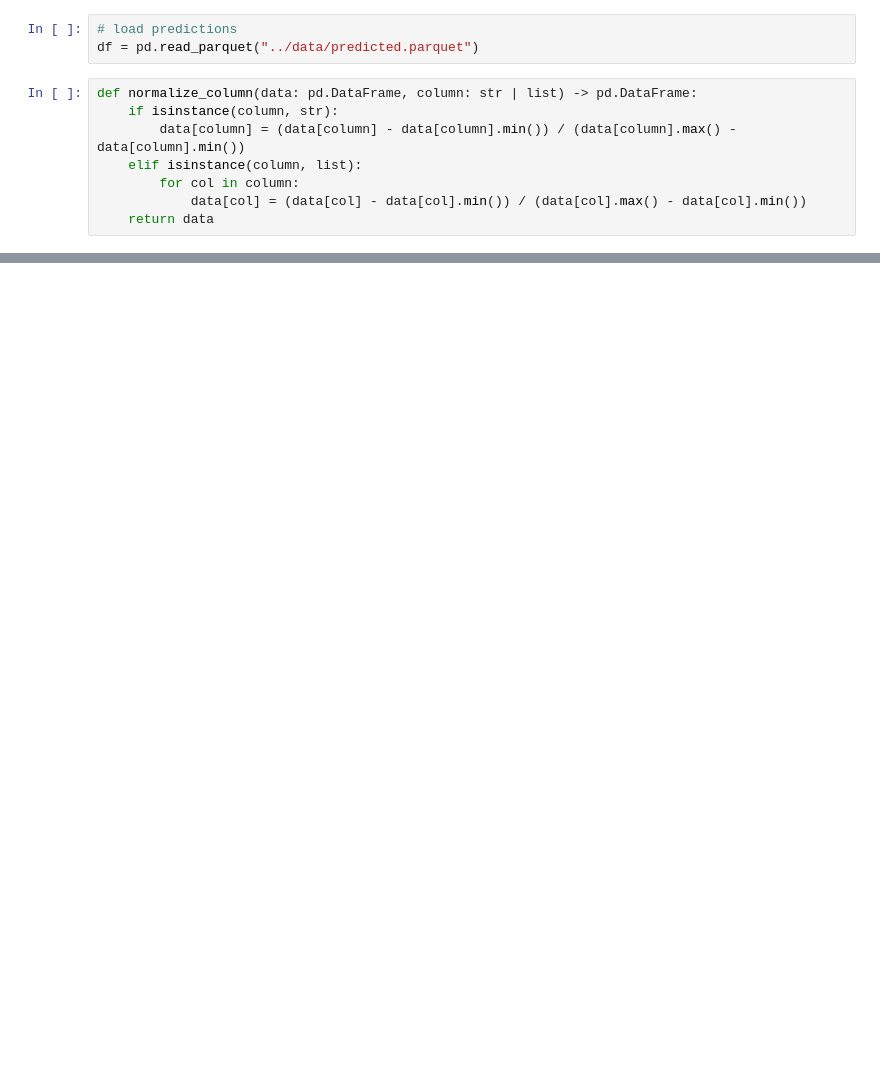
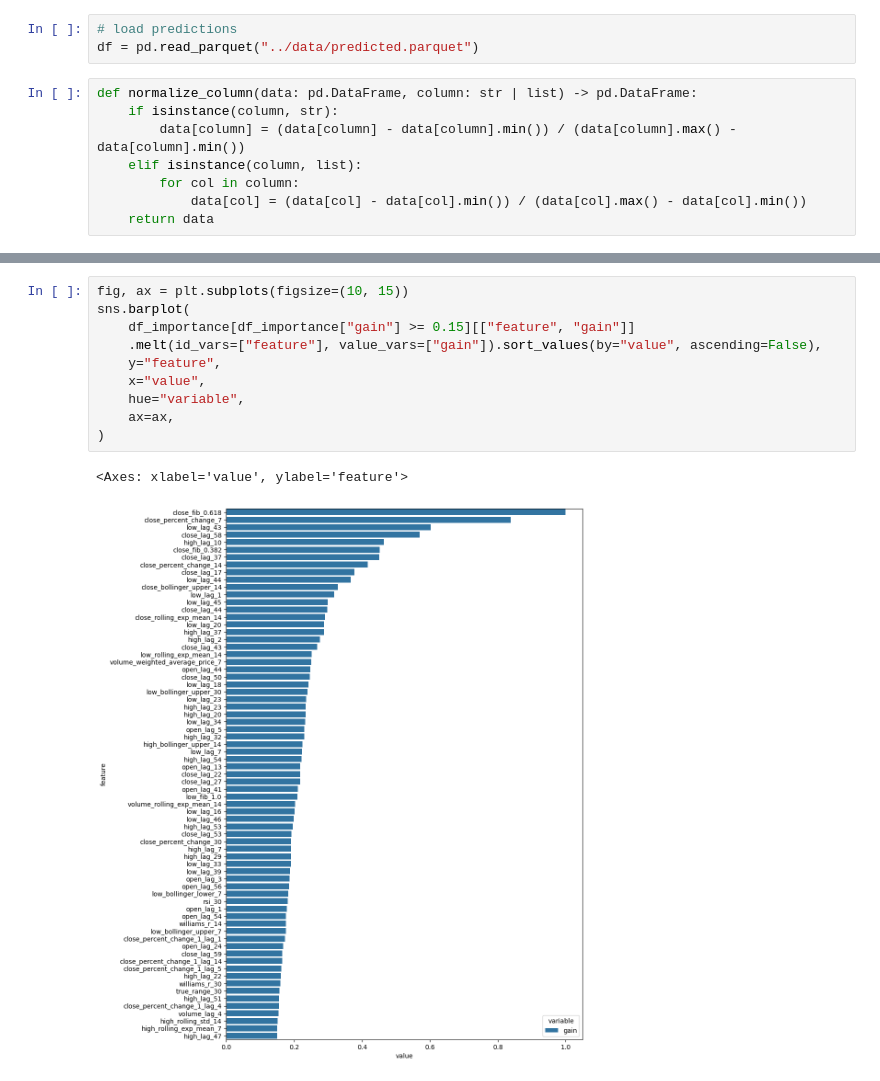
Before and after one commit to uhstray-io/PyStockBot, a Jupyter notebook: src/analyze_model.ipynb, the cells around one changed output, grey strips where cells are left out. Saved outputs shown, nothing was run; the diff lists cells and outputs as text; blank space fills up the shorter version.

```diff
--- a/src/analyze_model.ipynb
+++ b/src/analyze_model.ipynb
@@ -166,0 +169,13 @@ sns.barplot(
+# %%
+fig, ax = plt.subplots(figsize=(10, 15))
+sns.barplot(
+    df_importance[df_importance["gain"] >= 0.15][["feature", "gain"]]
+    .melt(id_vars=["feature"], value_vars=["gain"]).sort_values(by="value", ascending=False),
+    y="feature",
+    x="value",
+    hue="variable",
+    ax=ax,
+)
+# %% [output]
+<Axes: xlabel='value', ylabel='feature'>
+[figure, added]
```
Also changed, not shown: parts of 9 cells of this notebook, 3 other files.
